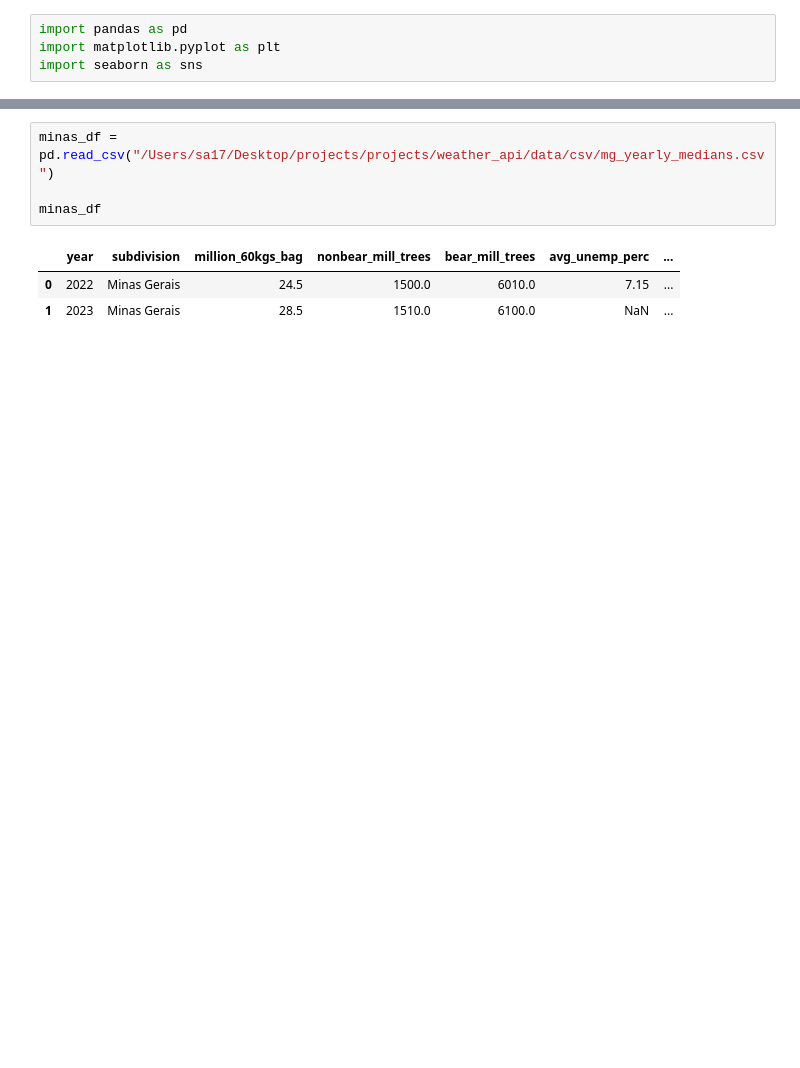
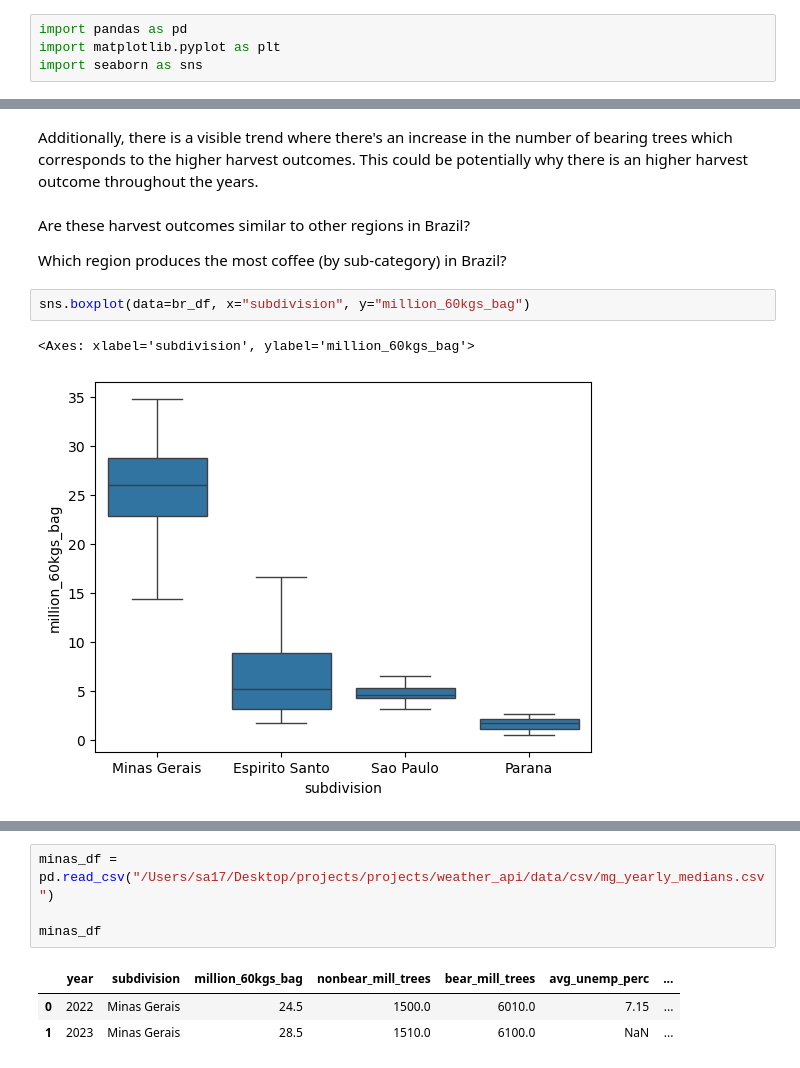
Before and after one commit to khadazhaia/projects, a Jupyter notebook: weather_api/notebooks/explore_weather.ipynb, the cells around one changed output, grey strips where cells are left out. Cells and saved outputs as stored; diff of their text form; blank space fills up the shorter version.

```diff
--- a/weather_api/notebooks/explore_weather.ipynb
+++ b/weather_api/notebooks/explore_weather.ipynb
@@ -18,0 +76,11 @@ import seaborn as sns
+# %% [markdown]
+Additionally, there is a visible trend where there's an increase in the number of bearing trees which corresponds to the higher harvest outcomes. This could be potentially why there is an higher harvest outcome throughout the years.
+# %% [markdown]
+ Are these harvest outcomes similar to other regions in Brazil?
+
+ Which region produces the most coffee (by sub-category) in Brazil?
+# %%
+sns.boxplot(data=br_df, x="subdivision", y="million_60kgs_bag")
+# %% [output]
+<Axes: xlabel='subdivision', ylabel='million_60kgs_bag'>
+[figure, added]
```
Also changed, not shown: parts of 23 cells of this notebook.
